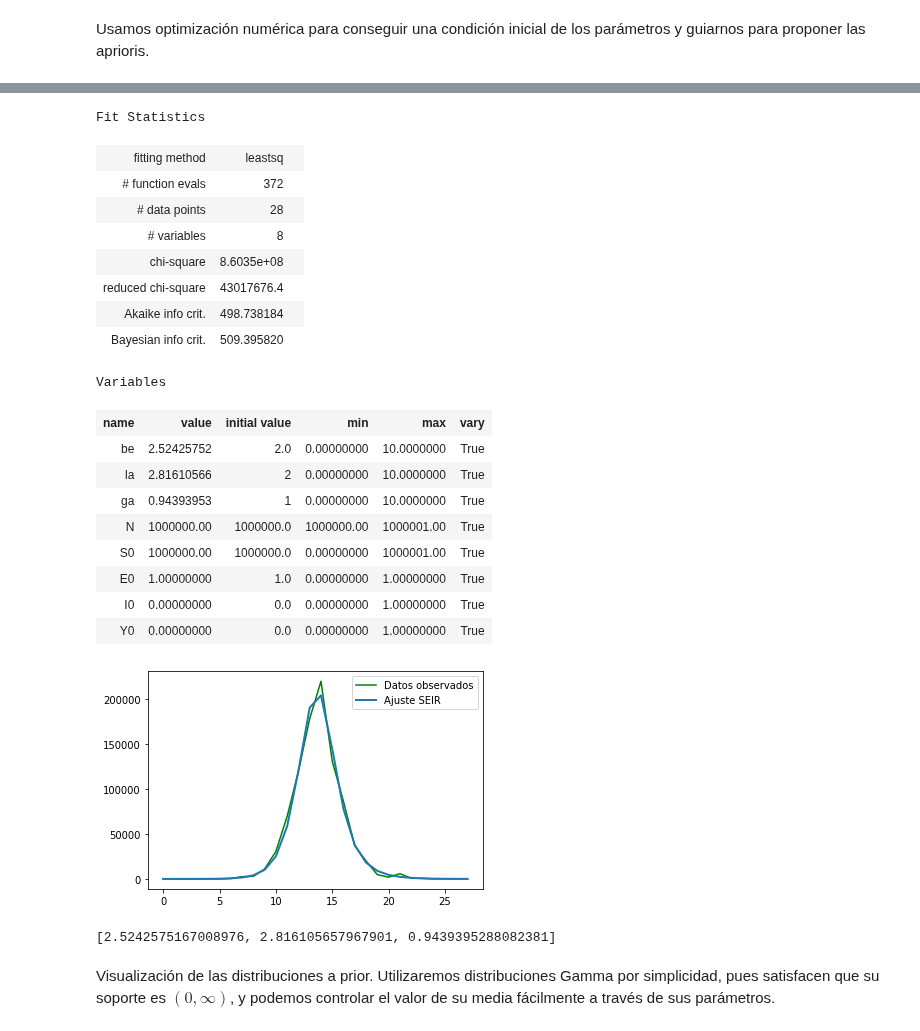
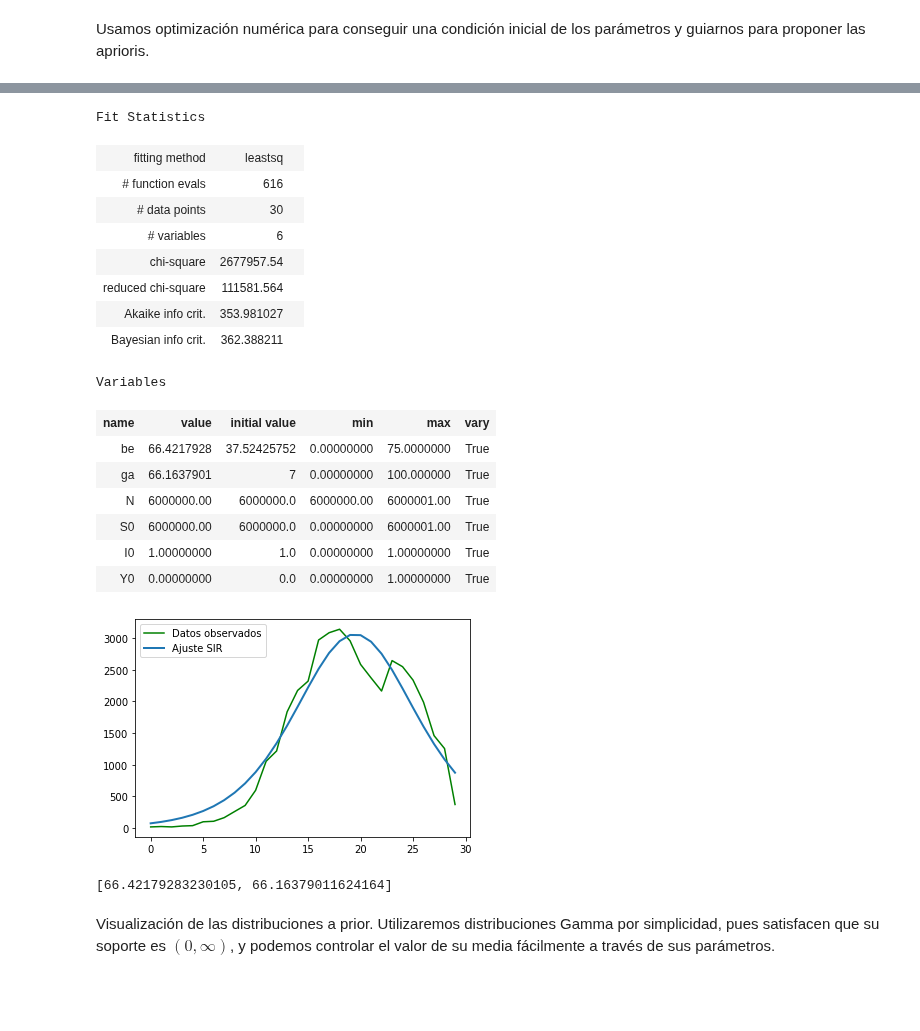
Before and after one commit to JairEsc/Mat_Apl_2, a Jupyter notebook: Epid_MH_Covid_Gto.ipynb, the cells around one changed output, grey strips where cells are left out. Saved outputs shown, nothing was run; the diff lists cells and outputs as text; code cells hidden in the pictures; blank space fills up the shorter version.

```diff
--- a/Epid_MH_Covid_Gto.ipynb
+++ b/Epid_MH_Covid_Gto.ipynb
@@ -57,0 +71,6 @@ datos.shape
+# %%
+dia0=np.min(datos['FECHA_SINTOMAS'])
+dia_f=np.max(datos['FECHA_SINTOMAS'])
+print("Inicio de registro: ",dia0)
+print("Final de registro: ",dia_f)
+print("Numero de dias registrados: ",(pd.to_datetime(dia_f)-pd.to_datetime(dia0)).days)
@@ -57,0 +81,5 @@ datos.shape
+# %%
+Num_semanas=int((pd.to_datetime(dia_f)-pd.to_datetime(dia0)).days/7)+1
+vec_semanas=[str(pd.to_datetime(dia0) + pd.to_timedelta(7*i, unit='d'))[0:10] for i in range(0,Num_semanas+1)]
+print(vec_semanas)
+print(len(vec_semanas))
@@ -57,0 +89,7 @@ datos.shape
+# %%
+Ydat=np.zeros(Num_semanas)
+for fecha in datos['FECHA_SINTOMAS']:
+    for k in range(1,len(Ydat)+1):#Esto se puede optimizar.
+        if(fecha<vec_semanas[k] and fecha>=vec_semanas[k-1]):
+            Ydat[k-1]+=1
+            break;
@@ -148,64 +185,59 @@ from lmfit import minimize, Parameters, Parameter, report_fit
 from scipy.integrate import odeint
 import scipy.integrate as spi
 t_start = 0.0;
-t_end = 28;
+t_end = 30;
 t_inc = 1.0
 t_range = np.arange(t_start, t_end+t_inc, t_inc)
 def g(t,ps):
-    SOL = spi.odeint(SEIR,INPUT,t_range,args=(ps,))
-    return np.diff(SOL[:,3])
+    SOL = spi.odeint(SIR,INPUT,t_range,args=(ps,))
+    return np.diff(SOL[:,2])
 def residual(ps,ts,data):
     #INP =  ps['Y0'].value#Solo los infectados.
     model = g(ts,ps)
     return (model-data).ravel()
 params = Parameters()
-params.add('be', value=2.0, min=0, max=10)
-params.add('la', value=2, min=0, max=10)
-params.add('ga', value=1, min=0, max=10)
+params.add('be', value=37.52425752, min=0, max=75)
+params.add('ga', value=7, min=0, max=100)
 params.add('N', value=float(N), min=N, max=N+1)
 params.add('S0', value= float(N), min=0, max=N+1)
-params.add('E0', value=float(1), min=0, max=1)
-params.add('I0', value=float(0), min=0, max=1)
+params.add('I0', value=float(1), min=0, max=1)
 params.add('Y0', value=float(0), min=0, max=1)
-t = np.linspace(0, 28, 29)
-result = minimize(residual, params, args=(t, Ydat), method='leastsq')
+t = np.linspace(0, 30, 31)
+result = minimize(residual, params, args=(t, Ydat), method='leastsq',)
 
 final = Ydat + result.residual.reshape(Ydat.shape)
 result
 # %% [output]
 Fit Statistics
 | fitting method | leastsq |  |
-| # function evals | 372 |  |
-| # data points | 28 |  |
-| # variables | 8 |  |
-| chi-square | 8.6035e+08 |  |
-| reduced chi-square | 43017676.4 |  |
-| Akaike info crit. | 498.738184 |  |
-| Bayesian info crit. | 509.395820 |  |
+| # function evals | 616 |  |
+| # data points | 30 |  |
+| # variables | 6 |  |
+| chi-square | 2677957.54 |  |
+| reduced chi-square | 111581.564 |  |
+| Akaike info crit. | 353.981027 |  |
+| Bayesian info crit. | 362.388211 |  |
 Variables
 | name | value | initial value | min | max | vary |
-| be | 2.52425752 | 2.0 | 0.00000000 | 10.0000000 | True |
-| la | 2.81610566 | 2 | 0.00000000 | 10.0000000 | True |
-| ga | 0.94393953 | 1 | 0.00000000 | 10.0000000 | True |
-| N | 1000000.00 | 1000000.0 | 1000000.00 | 1000001.00 | True |
-| S0 | 1000000.00 | 1000000.0 | 0.00000000 | 1000001.00 | True |
-| E0 | 1.00000000 | 1.0 | 0.00000000 | 1.00000000 | True |
-| I0 | 0.00000000 | 0.0 | 0.00000000 | 1.00000000 | True |
+| be | 66.4217928 | 37.52425752 | 0.00000000 | 75.0000000 | True |
+| ga | 66.1637901 | 7 | 0.00000000 | 100.000000 | True |
+| N | 6000000.00 | 6000000.0 | 6000000.00 | 6000001.00 | True |
+| S0 | 6000000.00 | 6000000.0 | 0.00000000 | 6000001.00 | True |
+| I0 | 1.00000000 | 1.0 | 0.00000000 | 1.00000000 | True |
 | Y0 | 0.00000000 | 0.0 | 0.00000000 | 1.00000000 | True |
 # %%
 plt.plot(Ydat, '-g',label='Datos observados')
-plt.plot(final, '-', linewidth=2,label='Ajuste SEIR');
+plt.plot(final, '-', linewidth=2,label='Ajuste SIR');
 plt.legend()
 plt.show()
 # %% [output]
-[figure, old version]
+[figure, new version]
 # %%
 be_0=result.params['be'].value
-la_0=result.params['la'].value
 ga_0=result.params['ga'].value
-x0=[be_0,la_0,ga_0]#Primer propuesta de la cadena en pytwalk()
+x0=[be_0,ga_0]#Primer propuesta de la cadena en pytwalk()
 print(x0)
 # %% [output]
-[2.5242575167008976, 2.816105657967901, 0.9439395288082381]
+[66.42179283230105, 66.16379011624164]
 # %%
 par1=[be_0,0,1]  #hiperparametros para beta
```
Also changed, not shown: parts of 58 cells of this notebook.
